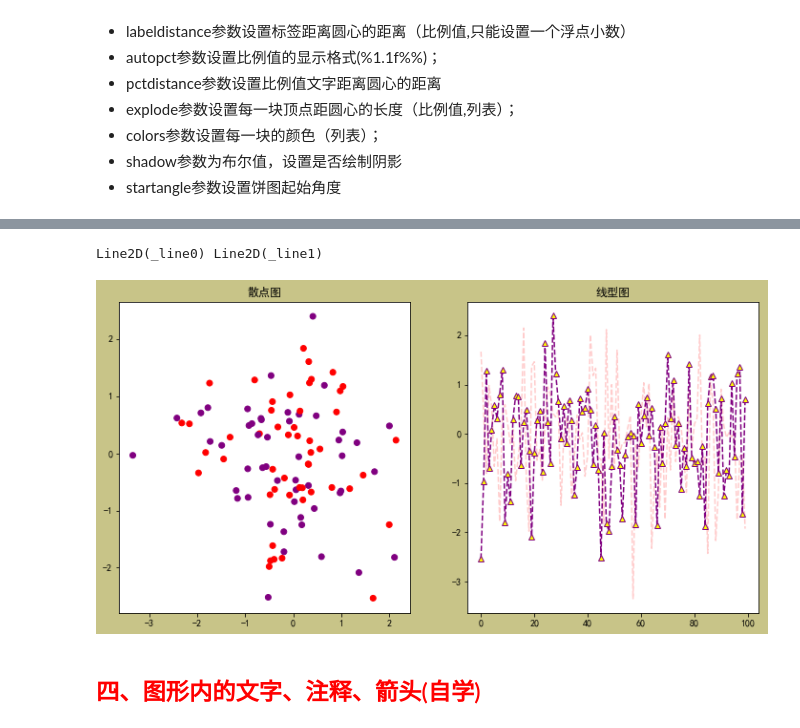
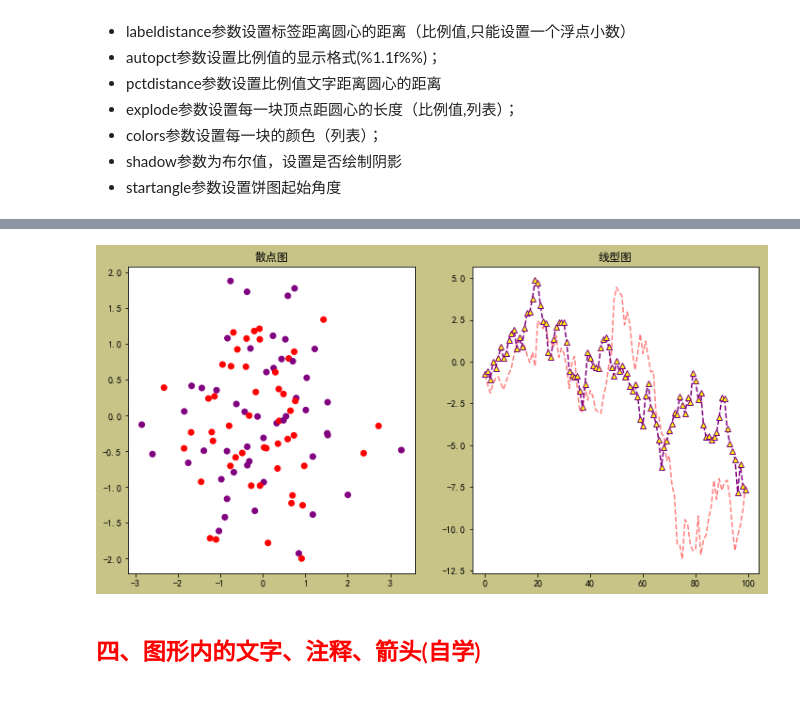
Before and after one commit to disenQF/05data, a Jupyter notebook: day07/matplotlib.ipynb, the cells around one changed output, grey strips where cells are left out. Saved outputs shown, nothing was run; the diff lists cells and outputs as text; code cells hidden in the pictures; blank space fills up the shorter version.

```diff
--- a/day07/matplotlib.ipynb
+++ b/day07/matplotlib.ipynb
@@ -770,32 +852,32 @@ scatter()
 # %%
 plt.rcParams['axes.unicode_minus'] = False
 x = np.random.randn(100)
 y = np.random.randn(100)
 
 fig = plt.figure(facecolor='#c8c488', figsize=(12, 6))
 
+# 生成一个子画布
 axes1 = fig.add_subplot(121)  # 一行的第一列
 axes1.scatter(x, y, color=['r', 'purple'])
 axes1.set_title('散点图')
 
 axes2 = fig.add_subplot(122) # 一行的第二列
 
 # plot()返回线的对象
-line1, line2 = axes2.plot(x, 'r--', y, 'b^')
+line1, line2 = axes2.plot(x.cumsum(),
+                          'r--', y.cumsum(), 'b^')
 axes2.set_title('线型图')
-print(line1, line2)
-line1.set_alpha(0.2)
 
+line1.set_alpha(0.5)
 # 修改第二条线的样式
-line2.set_c('purple')
-line2.set_ls('--')
-line2.set_marker('^')
-line2.set_markerfacecolor('yellow')
+line2.set_c('purple') # color
+line2.set_ls('--')  # linestyle  线样式
+line2.set_marker('^')  # 点的形状
+line2.set_markerfacecolor('yellow')  # 点形状填充的颜色
 
 plt.show()
 # %% [output]
-Line2D(_line0) Line2D(_line1)
-[figure, old version]
+[figure, new version]
 # %% [markdown]
 ## <font color = red>四、图形内的文字、注释、箭头(自学)</font>
 # %% [markdown]
```
Also changed, not shown: parts of 15 cells of this notebook.
